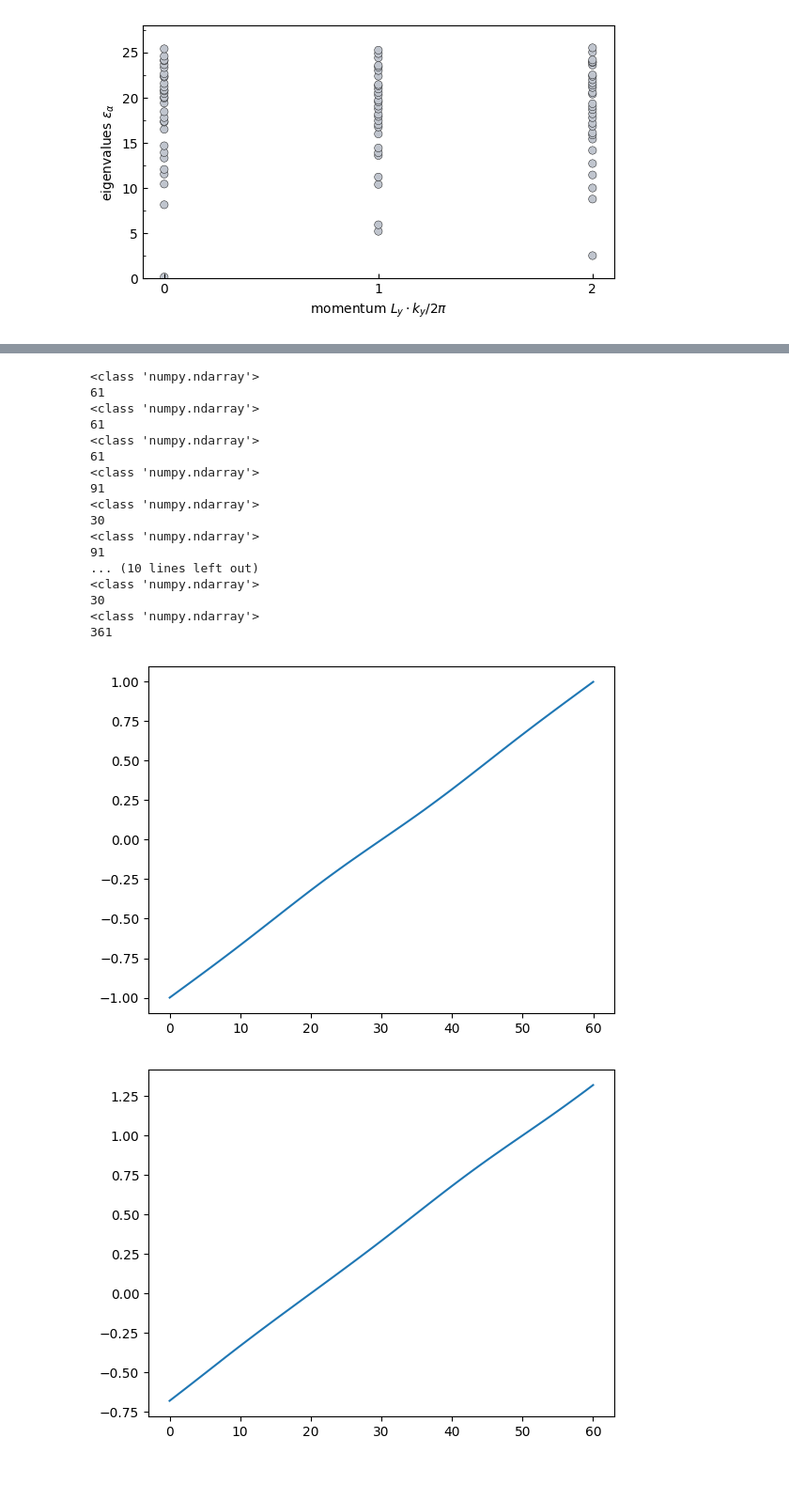
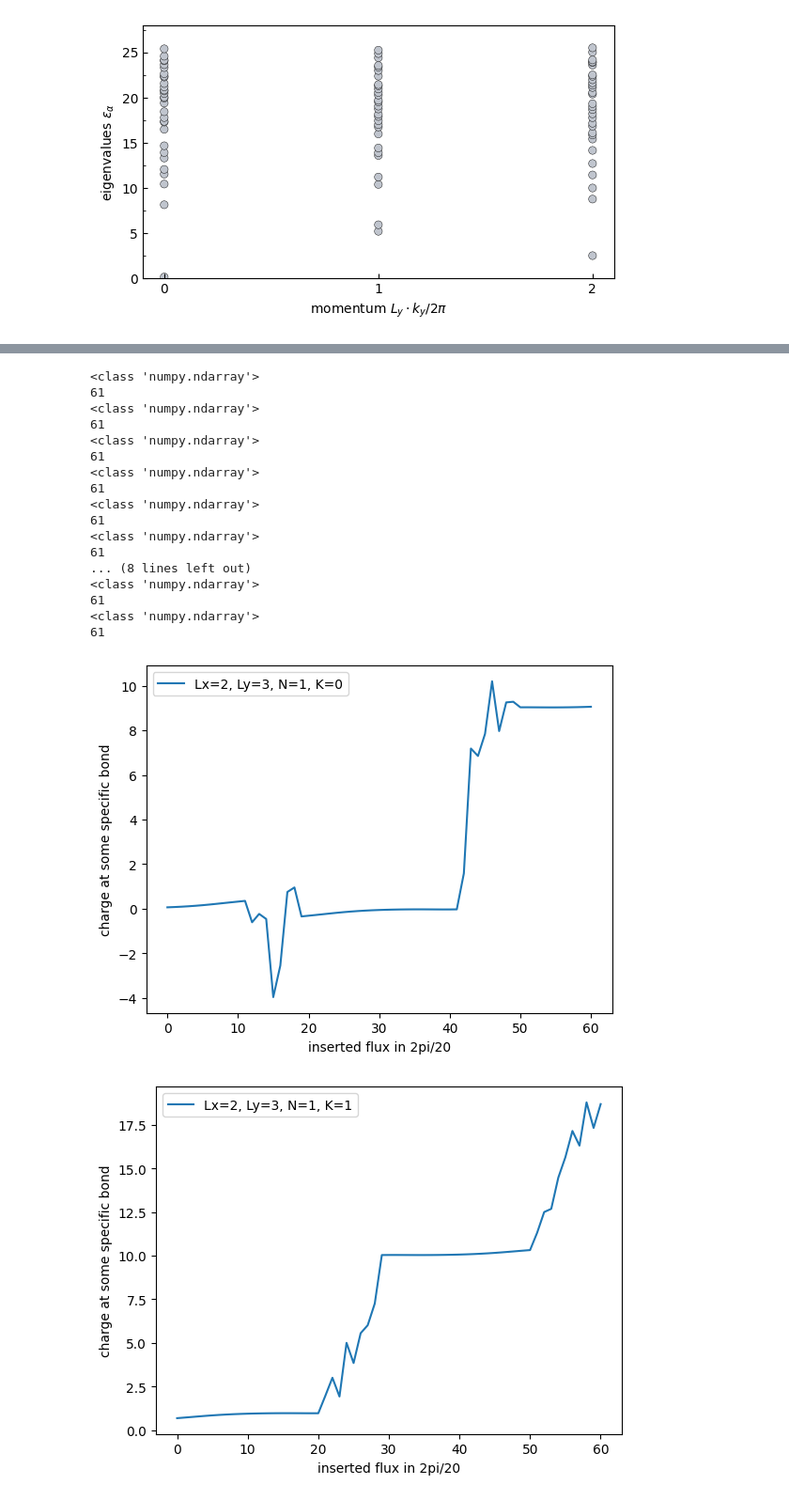
Before and after one commit to TZacha2001/MasterThesisFQHinTMDs, a Jupyter notebook: MPS_stuff/MPScalculations/plot_entanglement_spectrum.ipynb, the cells around one changed output, grey strips where cells are left out. Shown at 94% size. Drawn from its saved outputs; the diff is of its cells as text; code cells hidden in the pictures; blank space fills up the shorter version.

```diff
--- a/MPS_stuff/MPScalculations/plot_entanglement_spectrum.ipynb
+++ b/MPS_stuff/MPScalculations/plot_entanglement_spectrum.ipynb
@@ -268,45 +278,35 @@ for fname in fname_E_list:
 # %%
-Fname_1_K0_91_QLs = 'entspec_xk_Hofst_BL_pi_2_chi128_Lx2_Ly3_t-1.0_tp-0.25_K0_N1fluxes0.0-9.00-91.h5'
-Fname_1_K0_30_QLs = 'entspec_xk_Hofst_BL_pi_2_chi128_Lx2_Ly3_t-1.0_tp-0.25_K0_N1fluxes0.0-9.00-30.h5'
-Fname_2_K2_91_QLs = 'entspec_xk_Hofst_BL_pi_2_chi128_Lx2_Ly3_t-1.0_tp-0.25_K2_N2fluxes0.0-9.00-91.h5'
-Fname_2_K2_30_QLs = 'entspec_xk_Hofst_BL_pi_2_chi128_Lx2_Ly3_t-1.0_tp-0.25_K2_N2fluxes0.0-9.00-30.h5'
-Fname_2_K1_91_QLs = 'entspec_xk_Hofst_BL_pi_2_chi128_Lx2_Ly3_t-1.0_tp-0.25_K1_N2fluxes0.0-9.00-91.h5'
-Fname_2_K1_30_QLs = 'entspec_xk_Hofst_BL_pi_2_chi128_Lx2_Ly3_t-1.0_tp-0.25_K1_N2fluxes0.0-9.00-30.h5'
-Fname_2_K0_61_QLs = 'entspec_xk_Hofst_BL_pi_2_chi256_Lx2_Ly3_t-1.0_tp-0.25_K0_N2fluxes0.0-3.00-61.h5'
-Fname_3_K0_91_QLs = 'entspec_xk_Hofst_BL_pi_2_chi128_Lx2_Ly3_t-1.0_tp-0.25_K0_N3fluxes0.0-9.00-91.h5'
-Fname_3_K0_30_QLs = 'entspec_xk_Hofst_BL_pi_2_chi128_Lx2_Ly3_t-1.0_tp-0.25_K0_N3fluxes0.0-9.00-30.h5'
-Fname_3_K0_361_QLs = 'entspec_xk_Hofst_BL_pi_2_chi256_Lx2_Ly3_t-1.0_tp-0.25_K0_N3fluxes0.0-9.00-361.h5'
-Fname_4_K0_61_QLs = 'entspec_xk_Hofst_BL_pi_2_chi512_Lx2_Ly6_t-1.0_tp-0.25_K0_N4fluxes0.0-3.00-61.h5'
-Fname_4_K2_61_QLs = 'entspec_xk_Hofst_BL_pi_2_chi512_Lx2_Ly6_t-1.0_tp-0.25_K2_N4fluxes0.0-3.00-61.h5'
-Fname_4_K4_61_QLs = 'entspec_xk_Hofst_BL_pi_2_chi512_Lx2_Ly6_t-1.0_tp-0.25_K4_N4fluxes0.0-3.00-61.h5'
 
-fname_QLs_list = [Fname_4_K0_61_QLs, Fname_4_K2_61_QLs, Fname_4_K4_61_QLs, Fname_1_K0_91_QLs, Fname_1_K0_30_QLs, Fname_2_K2_91_QLs, Fname_2_K2_30_QLs, Fname_2_K1_91_QLs, Fname_2_K1_30_QLs, Fname_2_K0_61_QLs, Fname_3_K0_91_QLs, Fname_3_K0_30_QLs, Fname_3_K0_361_QLs]
+fname_QLs_list = [fname_1_K0_61, fname_1_K1_61, fname_1_K2_61, fname_2_K0_61, fname_2_K1_61, fname_2_K2_61, fname_3_K0_61, fname_3_K1_61, fname_3_K2_61, fname_4_K0_61_, fname_4_K2_61_, fname_4_K4_61_]
 
 for fname in fname_QLs_list:
-    data = load_data_h5(loc+fname)
+    data = load_data_h5(loc+fname[0])
     QLs_ = data['QLs_']
     fig = pl.figure()
     ax.set_xlim(0, 9)
-    pl.plot(QLs_)
+    pl.plot(QLs_, label=fname[1])
+    pl.xlabel('inserted flux in 2pi/20')
+    pl.ylabel('charge at some specific bond')
+    pl.legend()
     print(type(QLs_))
     print(len(QLs_))
 # %% [output]
 <class 'numpy.ndarray'>
 61
 <class 'numpy.ndarray'>
 61
 <class 'numpy.ndarray'>
 61
 <class 'numpy.ndarray'>
-91
+61
 <class 'numpy.ndarray'>
-30
+61
 <class 'numpy.ndarray'>
-91
-... (10 lines left out)
+61
+... (8 lines left out)
 <class 'numpy.ndarray'>
-30
+61
 <class 'numpy.ndarray'>
-361
+61
-[figure, old version]
+[figure, new version]
-[figure, old version]
+[figure, new version]
```
Also changed, not shown: parts of 2 cells of this notebook, 50 other files.
